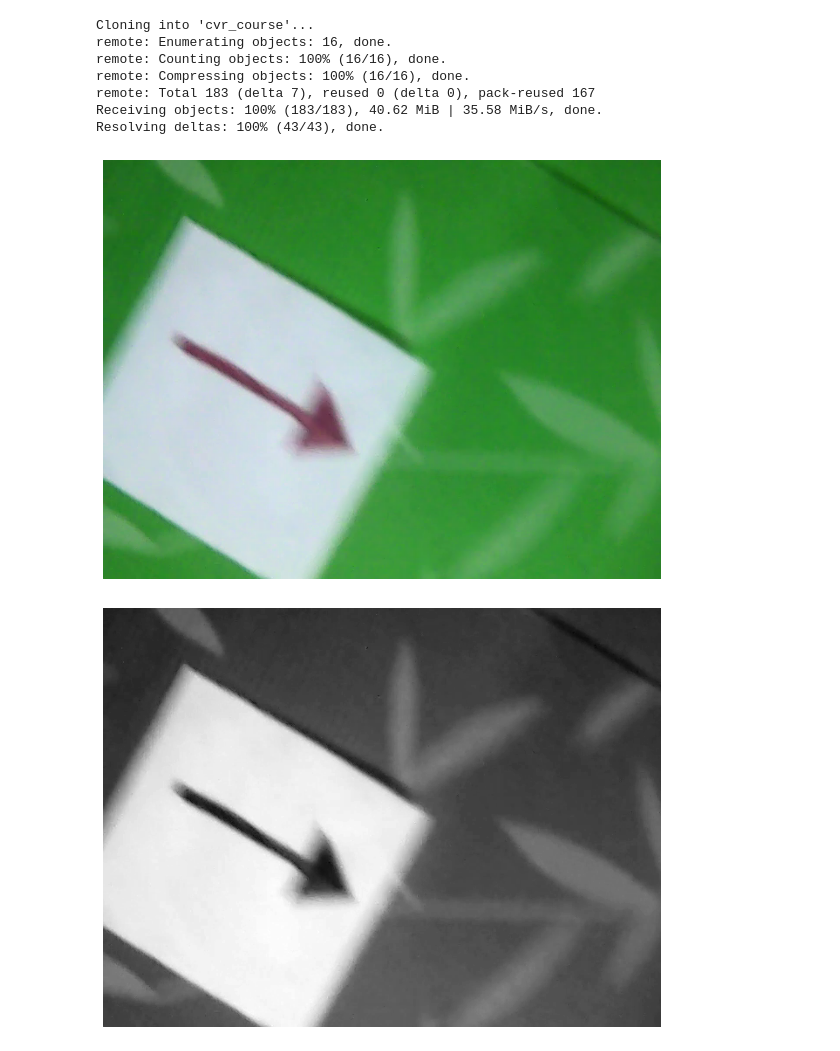
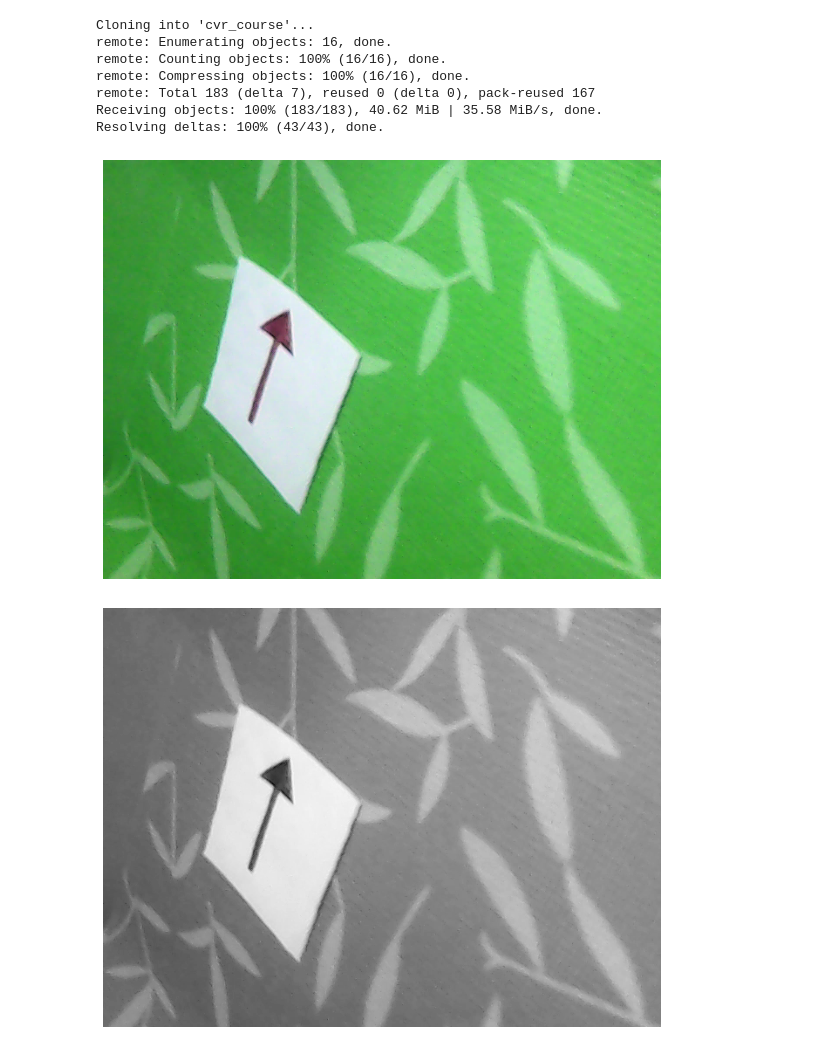
Before and after one commit to PtrShi/cvr_course, a Jupyter notebook: notebooks/cv_hw3.ipynb, the cells around one changed output. Cells and saved outputs as stored; diff of their text form; code cells hidden in the pictures.

```diff
--- a/notebooks/cv_hw3.ipynb
+++ b/notebooks/cv_hw3.ipynb
@@ -29,28 +29,28 @@ Resolving deltas: 100% (43/43), done.
 # %%
 import numpy as np
 import cv2
 import time
 import os
 import math
 import sys
 from matplotlib import pyplot as plt
 plt.rcParams["figure.figsize"] = (10,10)
 imgdir = 'cvr_course/data/imgs/arrow/'
-#filename = 'vlcsnap-2020-10-21-18h01m22s212.png'
-filename = 'vlcsnap-2020-10-21-18h01m51s638.png'
+filename = 'vlcsnap-2020-10-21-18h01m22s212.png'
+#filename = 'vlcsnap-2020-10-21-18h01m51s638.png'
 img_orig = cv2.imread (imgdir + filename, cv2.IMREAD_COLOR)
 if img_orig is None:
   assert False, 'no such a file'
 plt.imshow (img_orig)
 plt.axis ('off')
 plt.show ()
 img_work = cv2.cvtColor (img_orig, cv2.COLOR_BGR2GRAY)
 plt.imshow (img_work, cmap = 'gray')
 plt.axis ('off')
 plt.show ()
 # %% [output]
-[figure, old version]
+[figure, new version]
-[figure, old version]
+[figure, new version]
 # %%
 # Mask
 low_th  = (200) #, 200, 200)
```
Also changed, not shown: parts of 3 cells of this notebook.
